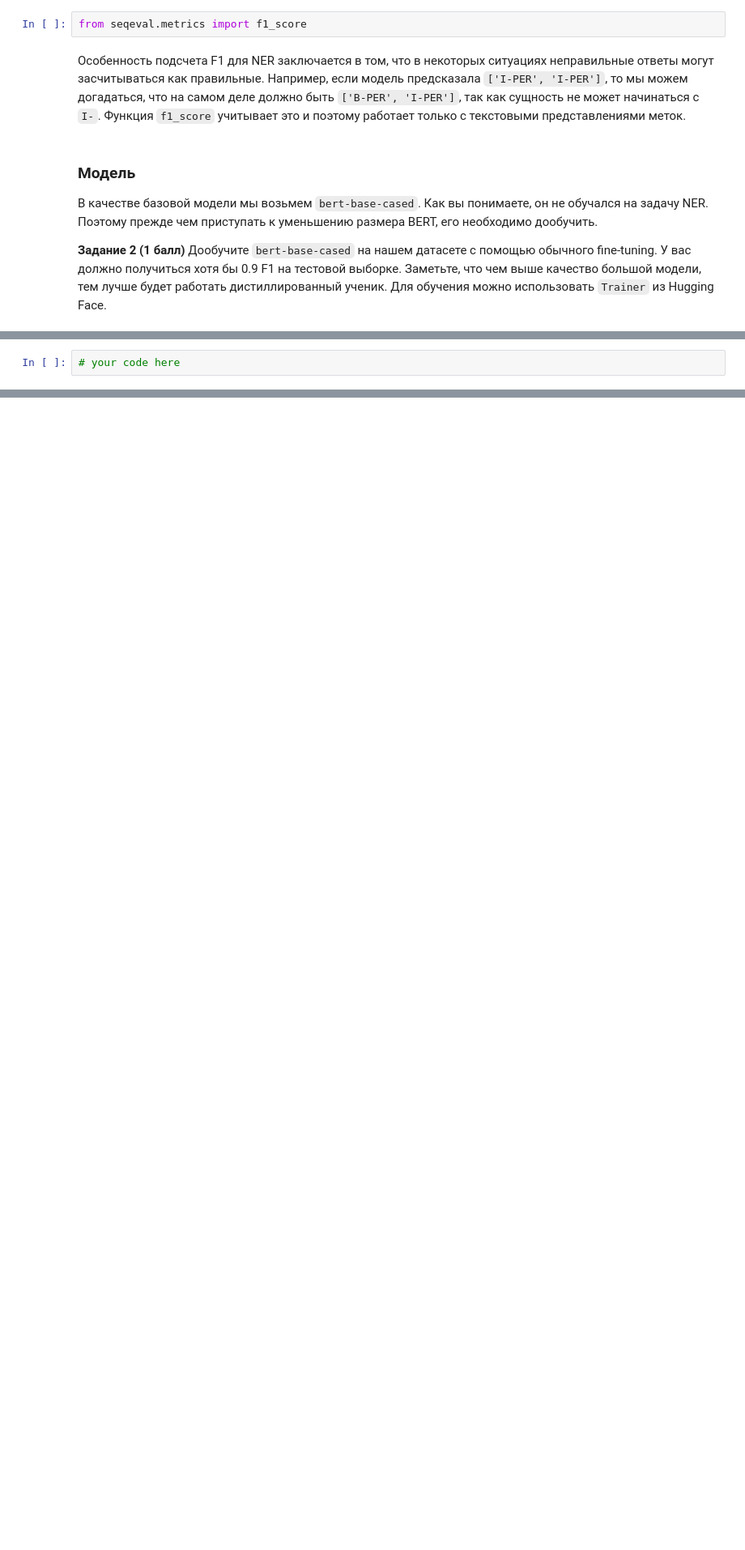
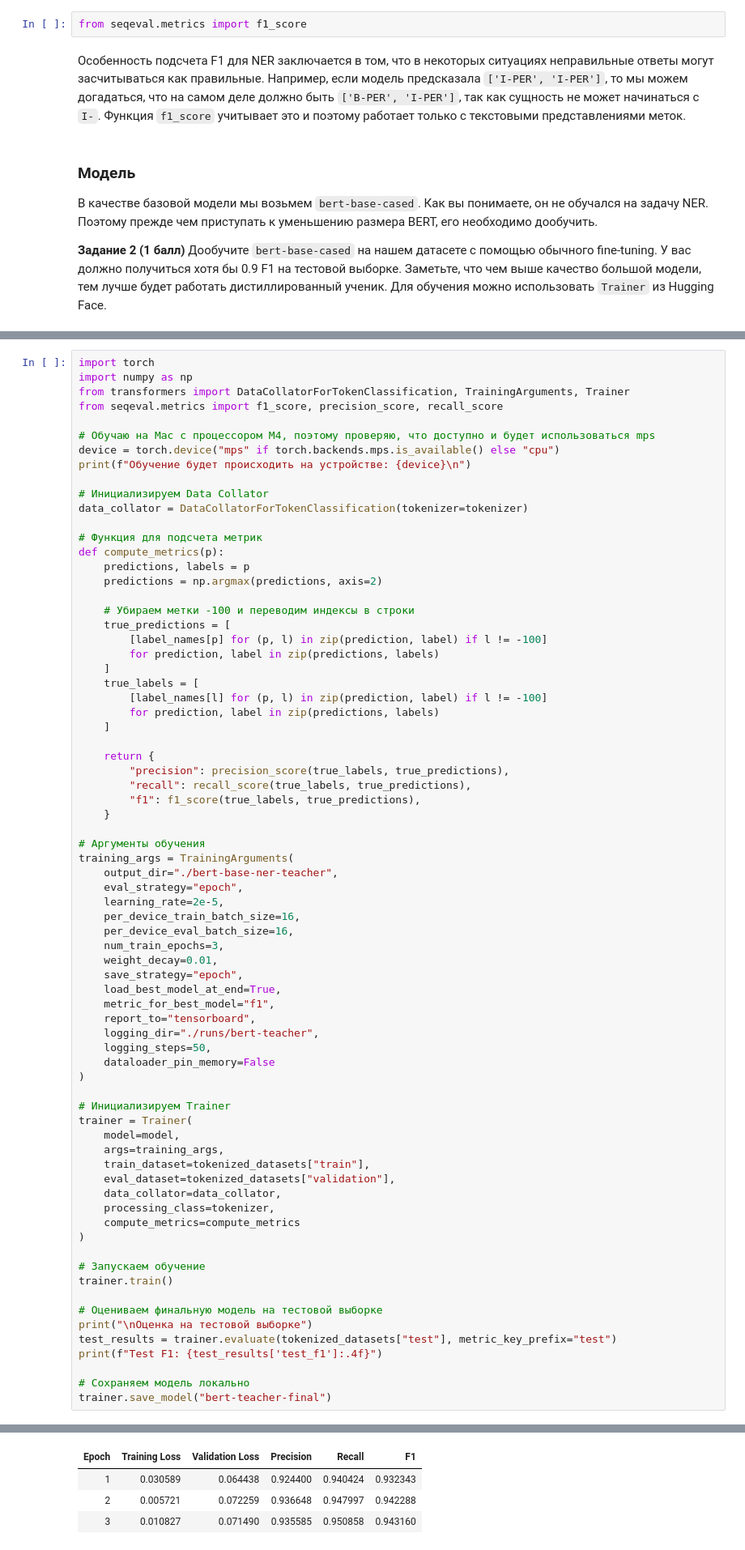
Before and after one commit to BondusS/HSE-NLP-course, a Jupyter notebook: HomeWork1/hw1_distillation.ipynb, the cells around one changed output, grey strips where cells are left out. Shown at 81% size. Drawn from its saved outputs; the diff is of its cells as text; blank space fills up the shorter version.

Commit message:
done main part with test_f1 0.395

```diff
--- a/HomeWork1/hw1_distillation.ipynb
+++ b/HomeWork1/hw1_distillation.ipynb
@@ -159,2 +286,74 @@ You should probably TRAIN this model on a down-stream task to be able to use it
 # %%
-# your code here
+import torch
+import numpy as np
+from transformers import DataCollatorForTokenClassification, TrainingArguments, Trainer
+from seqeval.metrics import f1_score, precision_score, recall_score
+
+# Обучаю на Mac с процессором M4, поэтому проверяю, что доступно и будет использоваться mps
+device = torch.device("mps" if torch.backends.mps.is_available() else "cpu")
+print(f"Обучение будет происходить на устройстве: {device}\n")
+
+# Инициализируем Data Collator
+data_collator = DataCollatorForTokenClassification(tokenizer=tokenizer)
+
+# Функция для подсчета метрик
+def compute_metrics(p):
+    predictions, labels = p
+    predictions = np.argmax(predictions, axis=2)
+
+    # Убираем метки -100 и переводим индексы в строки
+    true_predictions = [
+        [label_names[p] for (p, l) in zip(prediction, label) if l != -100]
+        for prediction, label in zip(predictions, labels)
+    ]
+    true_labels = [
+        [label_names[l] for (p, l) in zip(prediction, label) if l != -100]
+        for prediction, label in zip(predictions, labels)
+    ]
+
+    return {
+        "precision": precision_score(true_labels, true_predictions),
+        "recall": recall_score(true_labels, true_predictions),
+        "f1": f1_score(true_labels, true_predictions),
+    }
+
+# Аргументы обучения
+training_args = TrainingArguments(
+    output_dir="./bert-base-ner-teacher",
+    eval_strategy="epoch",
+    learning_rate=2e-5,
+    per_device_train_batch_size=16,
+    per_device_eval_batch_size=16,
+    num_train_epochs=3,
+    weight_decay=0.01,
+    save_strategy="epoch",
+    load_best_model_at_end=True,
+    metric_for_best_model="f1",
+    report_to="tensorboard",
+    logging_dir="./runs/bert-teacher",
+    logging_steps=50,
+    dataloader_pin_memory=False
+)
+
+# Инициализируем Trainer
+trainer = Trainer(
+    model=model,
+    args=training_args,
+    train_dataset=tokenized_datasets["train"],
+    eval_dataset=tokenized_datasets["validation"],
+    data_collator=data_collator,
+    processing_class=tokenizer,
+    compute_metrics=compute_metrics
+)
+
+# Запускаем обучение
+trainer.train()
+
+# Оцениваем финальную модель на тестовой выборке
+print("\nОценка на тестовой выборке")
+test_results = trainer.evaluate(tokenized_datasets["test"], metric_key_prefix="test")
+print(f"Test F1: {test_results['test_f1']:.4f}")
+
+# Сохраняем модель локально
+trainer.save_model("bert-teacher-final")
+# %% [output]
@@ -160,0 +363,4 @@ You should probably TRAIN this model on a down-stream task to be able to use it
+| Epoch | Training Loss | Validation Loss | Precision | Recall | F1 |
+| 1 | 0.030589 | 0.064438 | 0.924400 | 0.940424 | 0.932343 |
+| 2 | 0.005721 | 0.072259 | 0.936648 | 0.947997 | 0.942288 |
+| 3 | 0.010827 | 0.071490 | 0.935585 | 0.950858 | 0.943160 |
```
Also changed, not shown: parts of 13 cells of this notebook.
